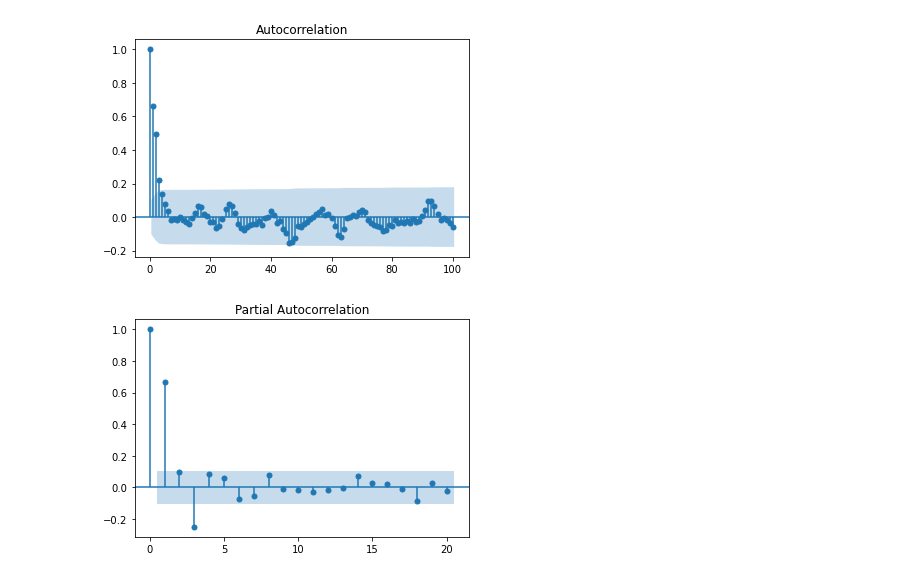
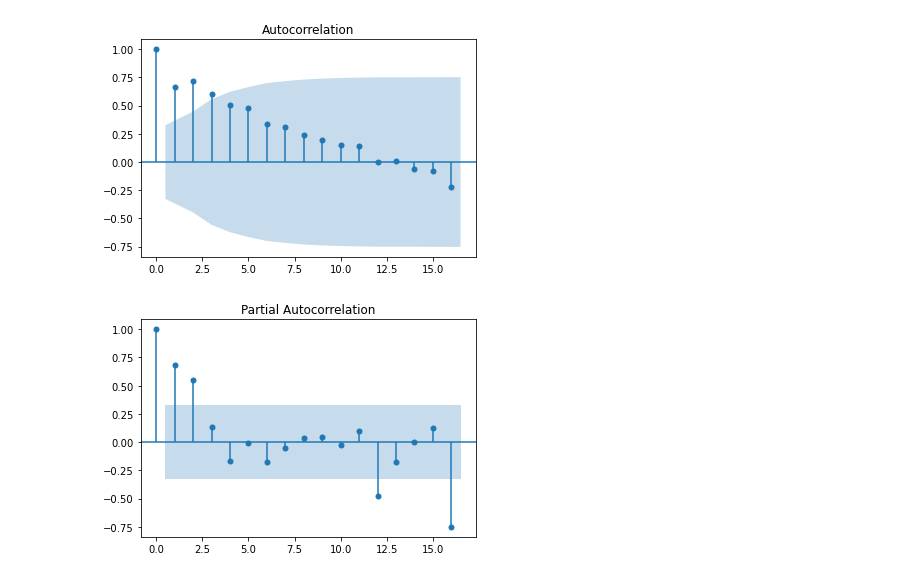
Before and after one commit to arjunc12/cmpinf2120-notebooks, a Jupyter notebook: Time-Series-Analysis/arima-regression.ipynb, the cells around one changed output. Cells and saved outputs as stored; diff of their text form; code cells hidden in the pictures.

```diff
--- a/Time-Series-Analysis/arima-regression.ipynb
+++ b/Time-Series-Analysis/arima-regression.ipynb
@@ -61,0 +14,9 @@ values.plot()
+# %%
+def parser(x):
+    return datetime.strptime('190'+x, '%Y-%m')
+
+series = pd.read_csv('shampoo.csv', header=0, parse_dates=[0], index_col=0, squeeze=True, date_parser=parser)
+series = series.asfreq(pd.infer_freq(series.index))
+print(series.head())
+series.plot()
+pylab.show()
@@ -62,8 +32,8 @@ values.plot()
 # %%
-acf_plot = plot_acf(differences, lags=100)
+acf_plot = plot_acf(series)
 # %% [output]
-[figure, old version]
+[figure, new version]
 # %%
-pacf_plot = plot_pacf(differences, lags=20)
+pacf_plot = plot_pacf(series)
 # %% [output]
-[figure, old version]
+[figure, new version]
```
Also changed, not shown: parts of 35 cells of this notebook, 4 other files.
